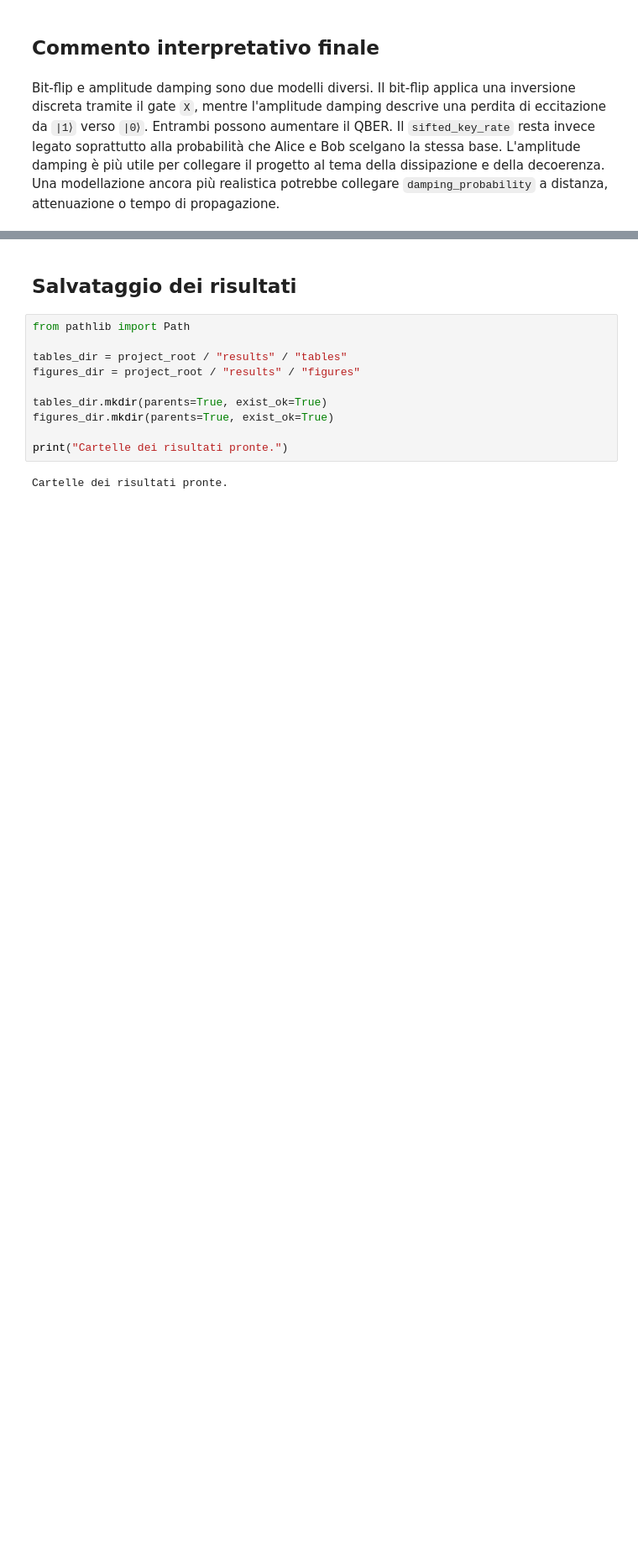
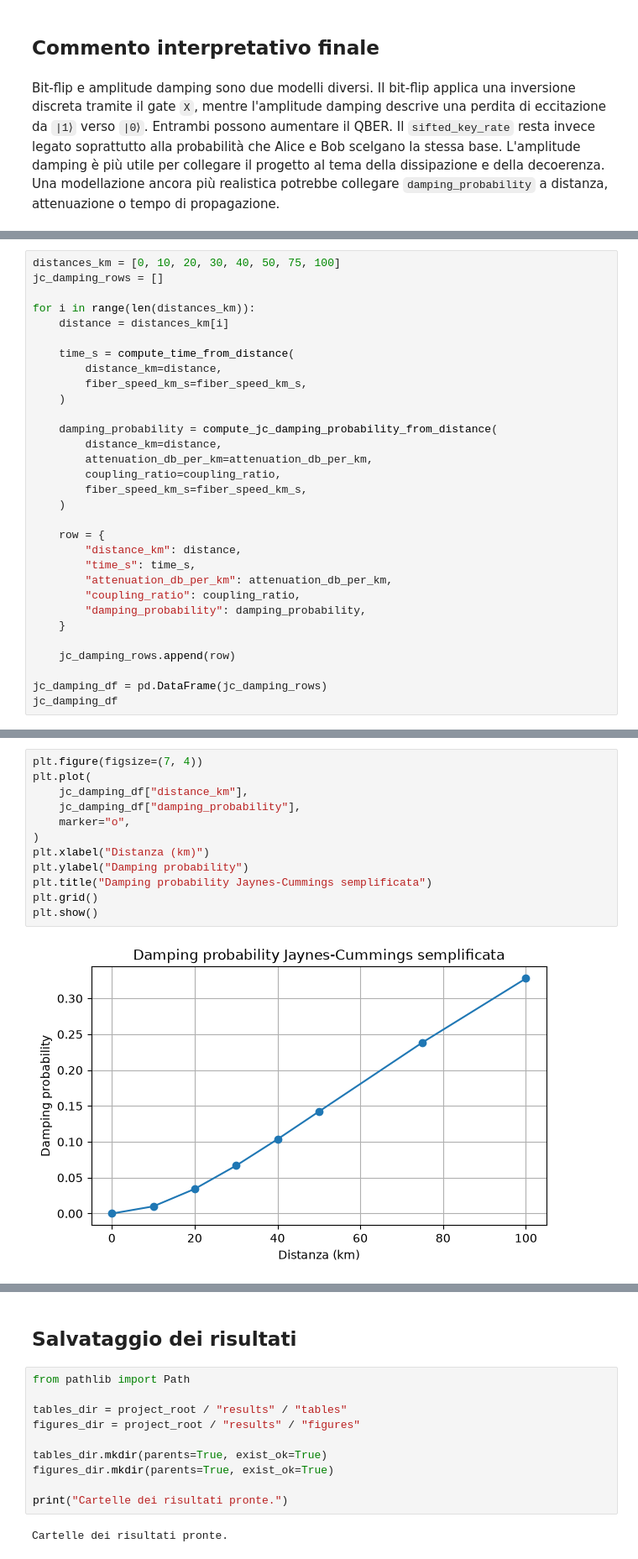
Before and after one commit to danielezpp/qkd-cybersecurity-project, a Jupyter notebook: notebooks/05_noise_decoherence_optional.ipynb, the cells around one changed output, grey strips where cells are left out. Shown at 84% size. Drawn from its saved outputs; the diff is of its cells as text; blank space fills up the shorter version.

Commit message:
BB84 Jaynes-Cummings model damping

```diff
--- a/notebooks/05_noise_decoherence_optional.ipynb
+++ b/notebooks/05_noise_decoherence_optional.ipynb
@@ -426,0 +515,31 @@ Bit-flip e amplitude damping sono due modelli diversi. Il bit-flip applica una i
+# %%
+distances_km = [0, 10, 20, 30, 40, 50, 75, 100]
+jc_damping_rows = []
+
+for i in range(len(distances_km)):
+    distance = distances_km[i]
+
+    time_s = compute_time_from_distance(
+        distance_km=distance,
+        fiber_speed_km_s=fiber_speed_km_s,
+    )
+
+    damping_probability = compute_jc_damping_probability_from_distance(
+        distance_km=distance,
+        attenuation_db_per_km=attenuation_db_per_km,
+        coupling_ratio=coupling_ratio,
+        fiber_speed_km_s=fiber_speed_km_s,
+    )
+
+    row = {
+        "distance_km": distance,
+        "time_s": time_s,
+        "attenuation_db_per_km": attenuation_db_per_km,
+        "coupling_ratio": coupling_ratio,
+        "damping_probability": damping_probability,
+    }
+
+    jc_damping_rows.append(row)
+
+jc_damping_df = pd.DataFrame(jc_damping_rows)
+jc_damping_df
@@ -426,0 +558,14 @@ Bit-flip e amplitude damping sono due modelli diversi. Il bit-flip applica una i
+# %%
+plt.figure(figsize=(7, 4))
+plt.plot(
+    jc_damping_df["distance_km"],
+    jc_damping_df["damping_probability"],
+    marker="o",
+)
+plt.xlabel("Distanza (km)")
+plt.ylabel("Damping probability")
+plt.title("Damping probability Jaynes-Cummings semplificata")
+plt.grid()
+plt.show()
+# %% [output]
+[figure, added]
```
Also changed, not shown: parts of 45 cells of this notebook, 4 other files.
